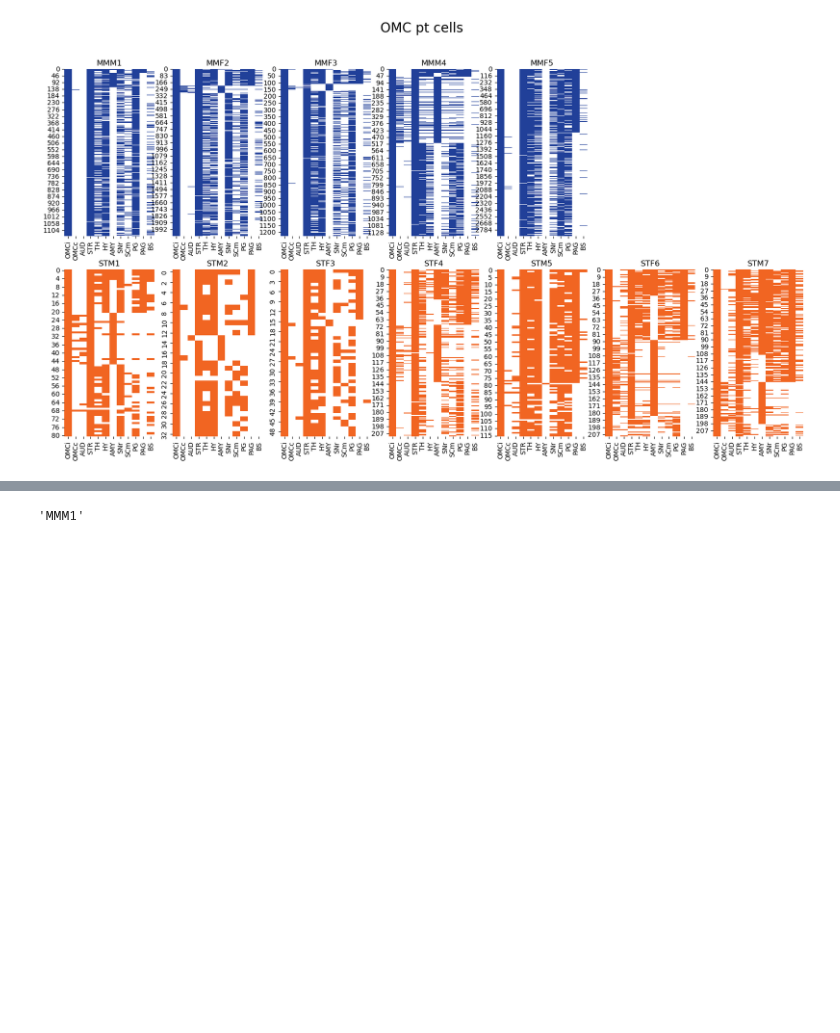
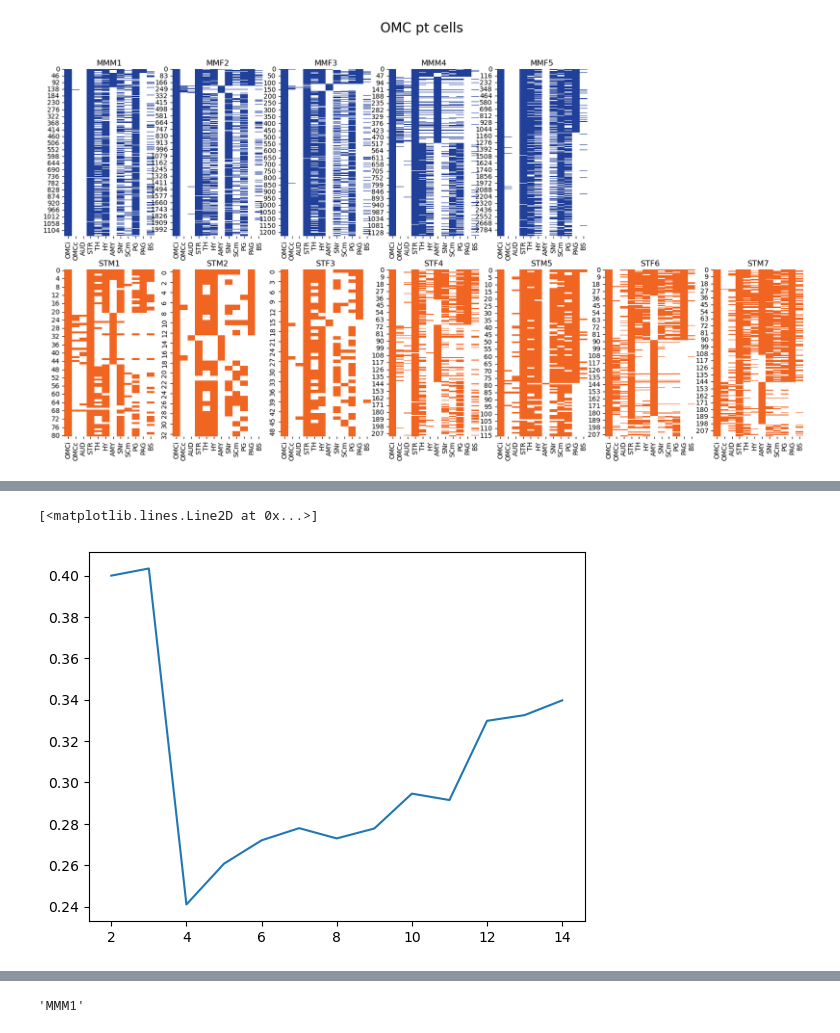
Before and after one commit to eisko/MAPseq_analysis, a Jupyter notebook: M194_M220_single_cell.ipynb, the cells around one changed output, grey strips where cells are left out. Drawn from its saved outputs; the diff is of its cells as text; code cells hidden in the pictures; blank space fills up the shorter version.

```diff
--- a/M194_M220_single_cell.ipynb
+++ b/M194_M220_single_cell.ipynb
@@ -214,0 +251,17 @@ Text(0.5, 0.98, 'OMC pt cells')
+# %%
+# calculate elbow for # of clusters
+n_clusters = list(range(2,15))
+scores = []
+
+for i in n_clusters:
+    # generate labels
+    ward = AgglomerativeClustering(n_clusters=i, linkage="ward").fit(X)
+    iscore = silhouette_score(X, ward.labels_)
+    scores.append(iscore)
+
+plot_df = pd.DataFrame({'n_clusters':n_clusters, 'silhouette_score':scores})
+
+plt.plot(plot_df['n_clusters'], plot_df['silhouette_score'])
+# %% [output]
+[<matplotlib.lines.Line2D at 0x...>]
+[figure, added]
```
Also changed, not shown: parts of 7 cells of this notebook.
